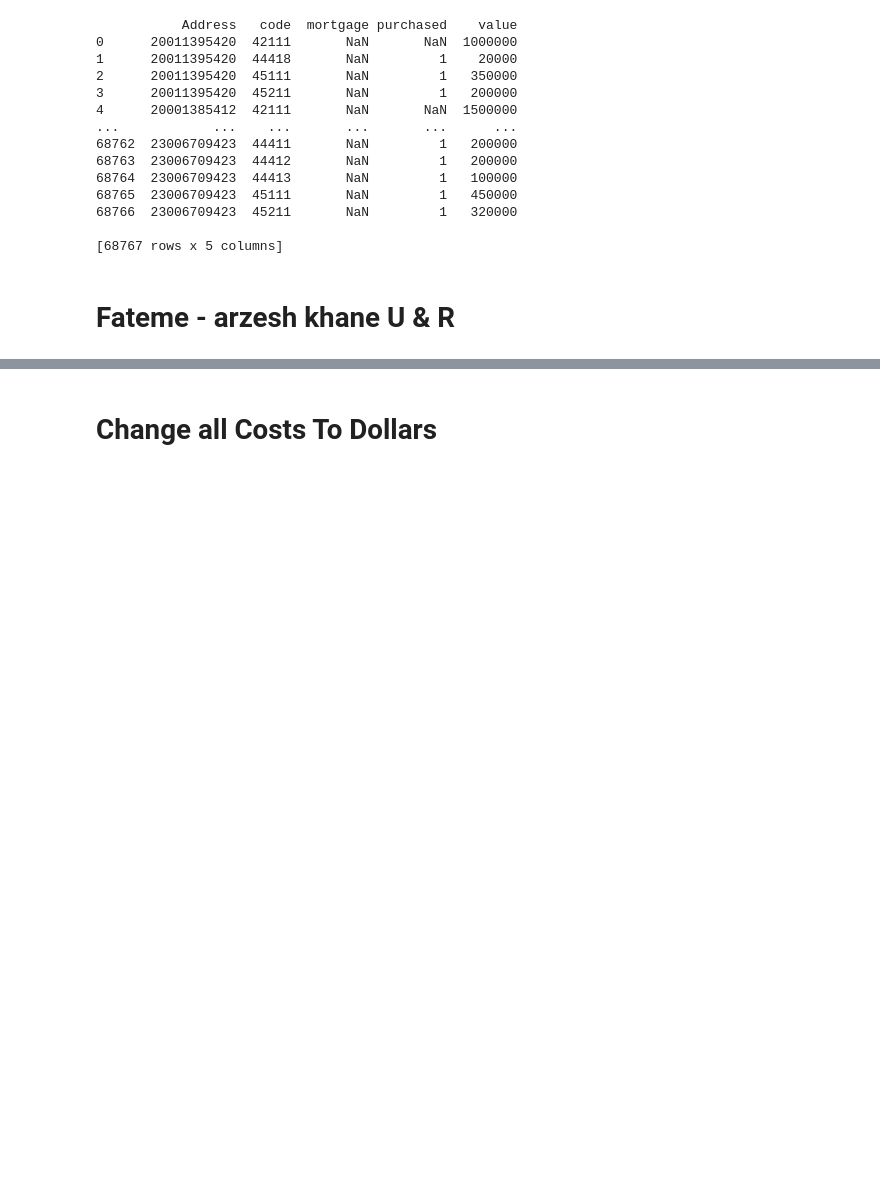
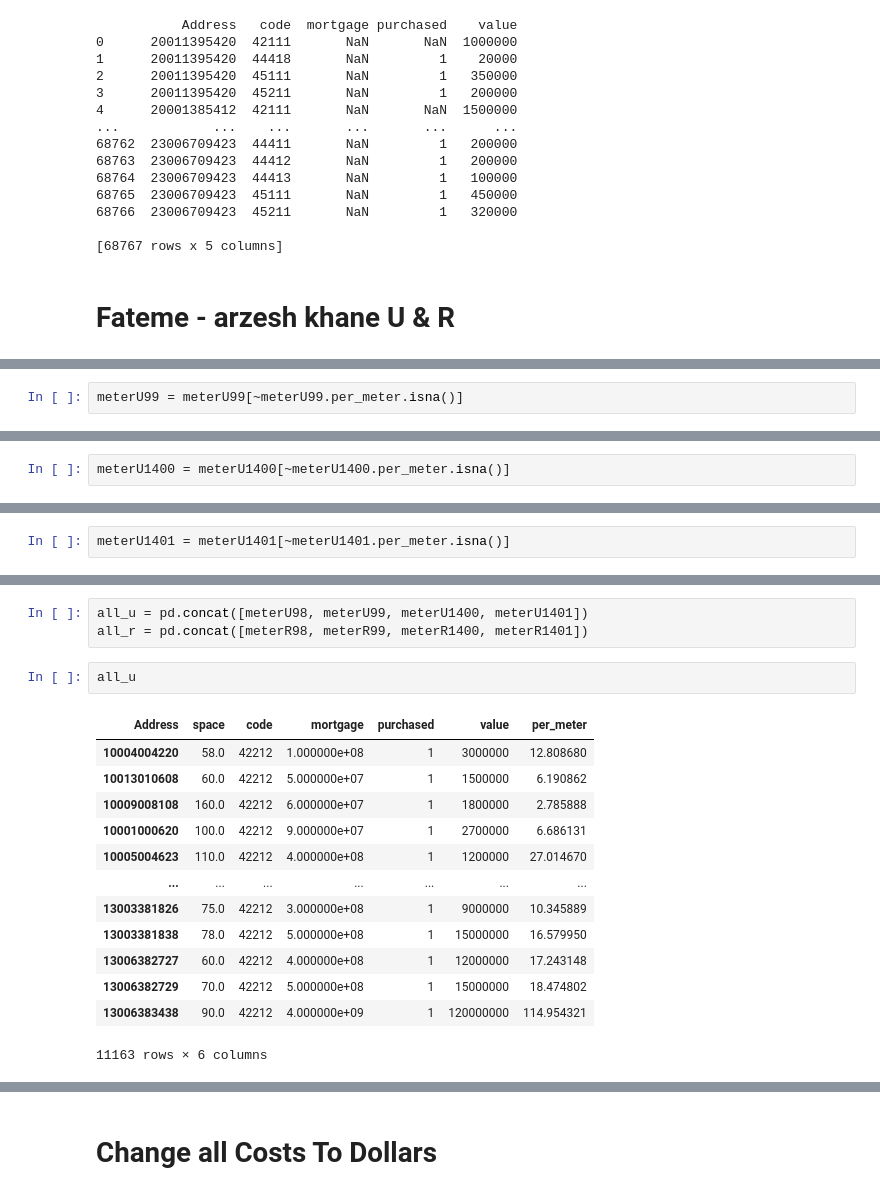
Before and after one commit to AmirmahdiGolahmar/Iranian_HEIS, a Jupyter notebook: data/zeinab_notebook.ipynb, the cells around one changed output, grey strips where cells are left out. Drawn from its saved outputs; the diff is of its cells as text; blank space fills up the shorter version.

```diff
--- a/data/zeinab_notebook.ipynb
+++ b/data/zeinab_notebook.ipynb
@@ -394,0 +397,2 @@ all_r = pd.concat([R98P3S04, R99P3S04, R1400P3S04, R1401P3S04])
+# %%
+meterU99 = meterU99[~meterU99.per_meter.isna()]
@@ -394,0 +415,2 @@ all_r = pd.concat([R98P3S04, R99P3S04, R1400P3S04, R1401P3S04])
+# %%
+meterU1400 = meterU1400[~meterU1400.per_meter.isna()]
@@ -394,0 +433,2 @@ all_r = pd.concat([R98P3S04, R99P3S04, R1400P3S04, R1401P3S04])
+# %%
+meterU1401 = meterU1401[~meterU1401.per_meter.isna()]
@@ -395,3 +523,22 @@ all_r = pd.concat([R98P3S04, R99P3S04, R1400P3S04, R1401P3S04])
+# %%
+all_u = pd.concat([meterU98, meterU99, meterU1400, meterU1401])
+all_r = pd.concat([meterR98, meterR99, meterR1400, meterR1401])
+# %%
+all_u
+# %% [output]
+| Address | space | code | mortgage | purchased | value | per_meter |
+| 10004004220 | 58.0 | 42212 | 1.000000e+08 | 1 | 3000000 | 12.808680 |
+| 10013010608 | 60.0 | 42212 | 5.000000e+07 | 1 | 1500000 | 6.190862 |
+| 10009008108 | 160.0 | 42212 | 6.000000e+07 | 1 | 1800000 | 2.785888 |
+| 10001000620 | 100.0 | 42212 | 9.000000e+07 | 1 | 2700000 | 6.686131 |
+| 10005004623 | 110.0 | 42212 | 4.000000e+08 | 1 | 1200000 | 27.014670 |
+| ... | ... | ... | ... | ... | ... | ... |
+| 13003381826 | 75.0 | 42212 | 3.000000e+08 | 1 | 9000000 | 10.345889 |
+| 13003381838 | 78.0 | 42212 | 5.000000e+08 | 1 | 15000000 | 16.579950 |
+| 13006382727 | 60.0 | 42212 | 4.000000e+08 | 1 | 12000000 | 17.243148 |
+| 13006382729 | 70.0 | 42212 | 5.000000e+08 | 1 | 15000000 | 18.474802 |
+| 13006383438 | 90.0 | 42212 | 4.000000e+09 | 1 | 120000000 | 114.954321 |
+11163 rows × 6 columns
 # %%
 all_u.keys()
 # %% [output]
```
Also changed, not shown: parts of 36 cells of this notebook, 2 other files.
